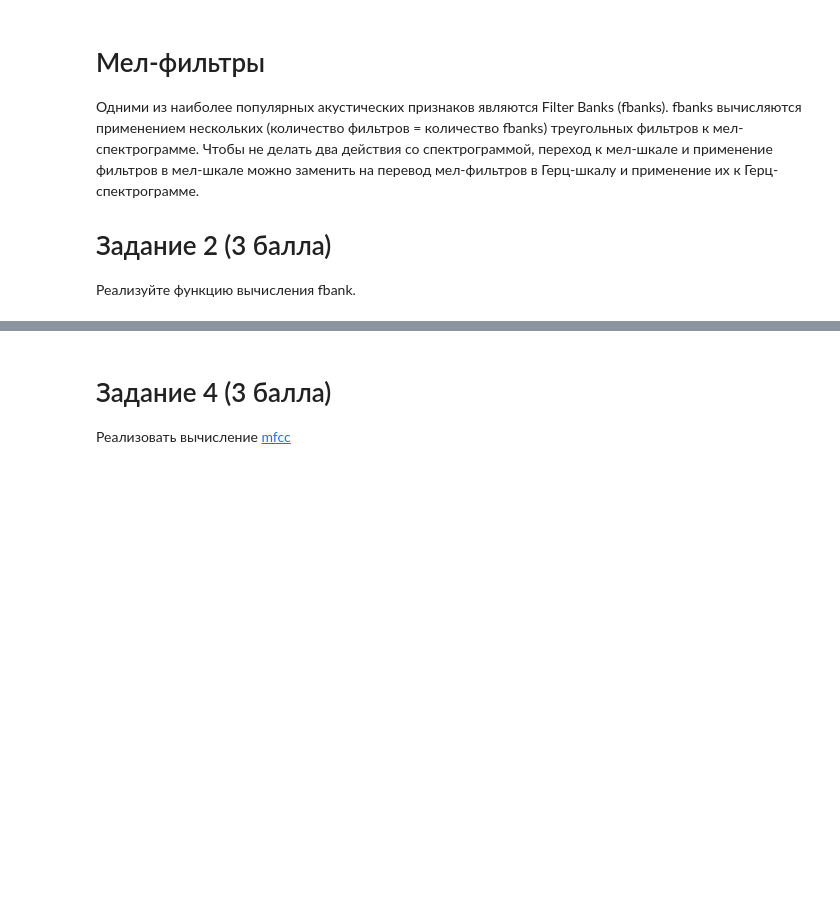
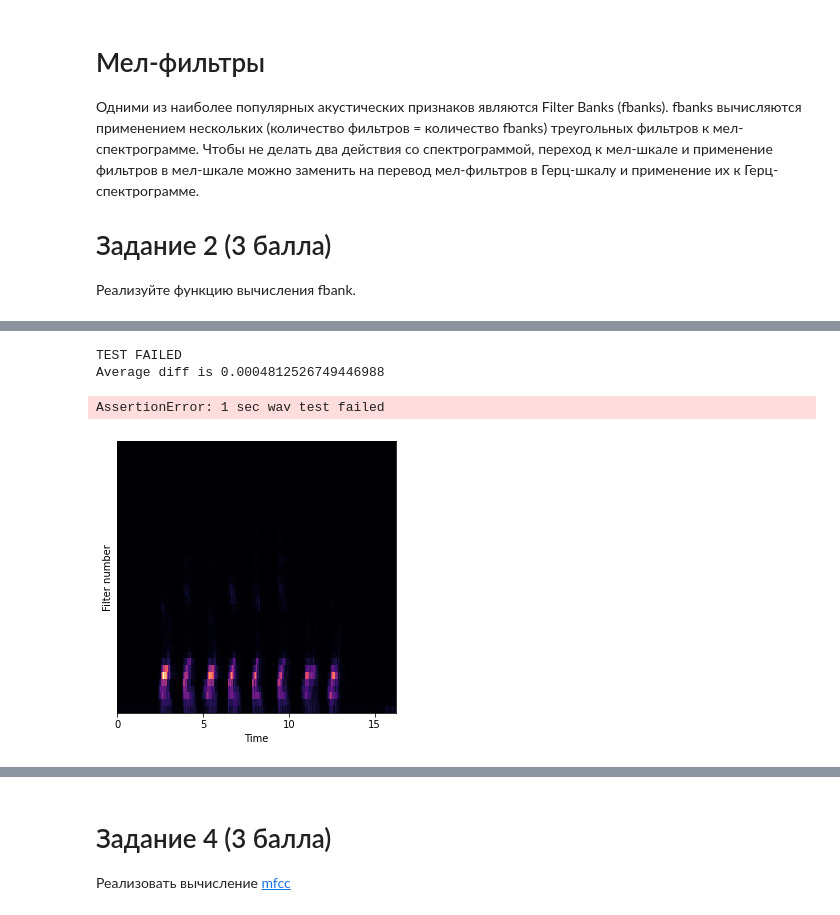
Before and after one commit to NikitaSUAI/DSPcourse, a Jupyter notebook: lab4.ipynb, the cells around one changed output, grey strips where cells are left out. Saved outputs shown, nothing was run; the diff lists cells and outputs as text; code cells hidden in the pictures; blank space fills up the shorter version.

```diff
--- a/lab4.ipynb
+++ b/lab4.ipynb
@@ -129,11 +147,15 @@ def get_fbanks(wav: np.ndarray, sr: int, window_ms=25, step_mc=10, n_fbanks=40):
     # step_ms - stft step in milliseconds
     # n_fbanks - number of filters
     # return fbank matrix [n_fbanks, time]
-
-    # YOUR CODE HERE
-
-    #
-    raise NotImplementedError
+    n_fft = window_ms * sr//1000
+    hop_length = step_mc * sr//1000
+    spec = librosa.stft(wav,
+                        n_fft=n_fft,
+                        hop_length=hop_length)
+    spec = np.abs(spec)**1
+    f_bank = librosa.filters.mel(sr, n_fft, n_mels=n_fbanks)
+    res =  np.dot(f_bank, spec)
+    return res
 # %%
 def test_fbank(wav, sr, window_ms=25, step_mc=10, n_fbanks=40):
     n_fft = window_ms * sr//1000
@@ -153,9 +175,15 @@ def test_fbank(wav, sr, window_ms=25, step_mc=10, n_fbanks=40):
 assert test_fbank(wav[:sr*1], sr) == 0, "1 sec wav test failed"
 assert test_fbank(wav, sr) == 0 , "All wav test failed"
 print("All ok!")
+# %% [output]
+TEST FAILED
+Average diff is 0.0004812526749446988
+AssertionError: 1 sec wav test failed
 # %%
 fbanks = get_fbanks(wav, sr)
-plt.figure(figsize=(15,10))
+plt.figure(figsize=(5,5))
 librosa.display.specshow(fbanks, sr=sr, x_axis='time')
 plt.ylabel("Filter number")
 plt.show()
+# %% [output]
+[figure, added]
```
Also changed, not shown: parts of 19 cells of this notebook, 1 other file.
